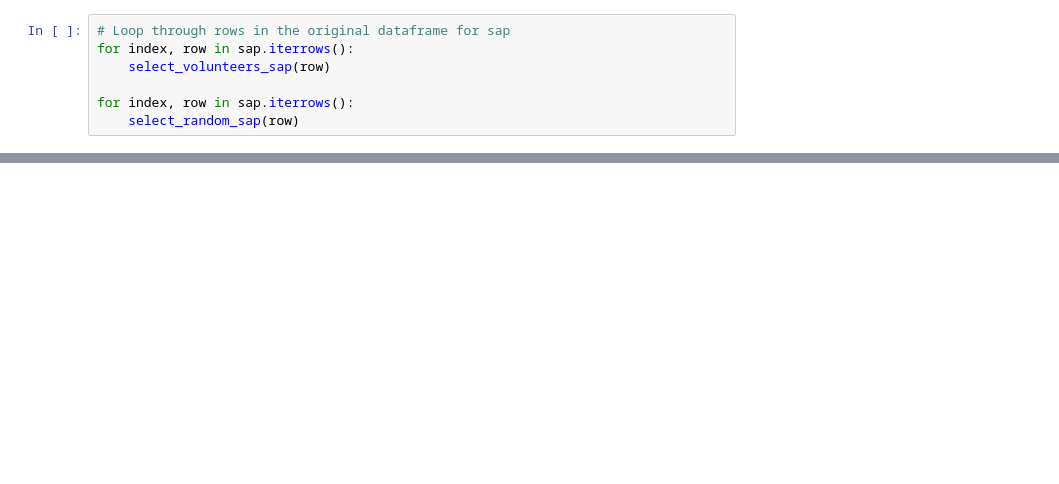
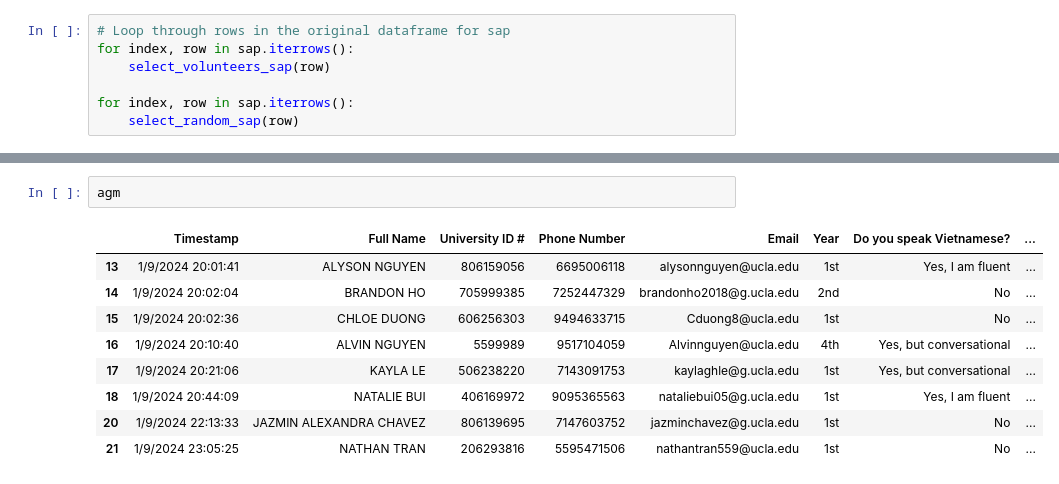
Before and after one commit to cath-chen/VCHAuto, a Jupyter notebook: VCH_HS_Auto.ipynb, the cells around one changed output, grey strips where cells are left out. Saved outputs shown, nothing was run; the diff lists cells and outputs as text; blank space fills up the shorter version.

```diff
--- a/VCH_HS_Auto.ipynb
+++ b/VCH_HS_Auto.ipynb
@@ -299,0 +391,12 @@ sap_invites
+# %%
+agm
+# %% [output]
+|  | Timestamp | Full Name | University ID # | Phone Number | Email | Year | Do you speak Vietnamese? | ... |
+| 13 | 1/9/2024 20:01:41 | ALYSON NGUYEN | 806159056 | 6695006118 | alysonnguyen@ucla.edu | 1st | Yes, I am fluent | ... |
+| 14 | 1/9/2024 20:02:04 | BRANDON HO | 705999385 | 7252447329 | brandonho2018@g.ucla.edu | 2nd | No | ... |
+| 15 | 1/9/2024 20:02:36 | CHLOE DUONG | 606256303 | 9494633715 | Cduong8@ucla.edu | 1st | No | ... |
+| 16 | 1/9/2024 20:10:40 | ALVIN NGUYEN | 5599989 | 9517104059 | Alvinnguyen@ucla.edu | 4th | Yes, but conversational | ... |
+| 17 | 1/9/2024 20:21:06 | KAYLA LE | 506238220 | 7143091753 | kaylaghle@g.ucla.edu | 1st | Yes, but conversational | ... |
+| 18 | 1/9/2024 20:44:09 | NATALIE BUI | 406169972 | 9095365563 | nataliebui05@g.ucla.edu | 1st | Yes, I am fluent | ... |
+| 20 | 1/9/2024 22:13:33 | JAZMIN ALEXANDRA CHAVEZ | 806139695 | 7147603752 | jazminchavez@g.ucla.edu | 1st | No | ... |
+| 21 | 1/9/2024 23:05:25 | NATHAN TRAN | 206293816 | 5595471506 | nathantran559@ucla.edu | 1st | No | ... |
```
Also changed, not shown: parts of 4 cells of this notebook, 2 other files.
